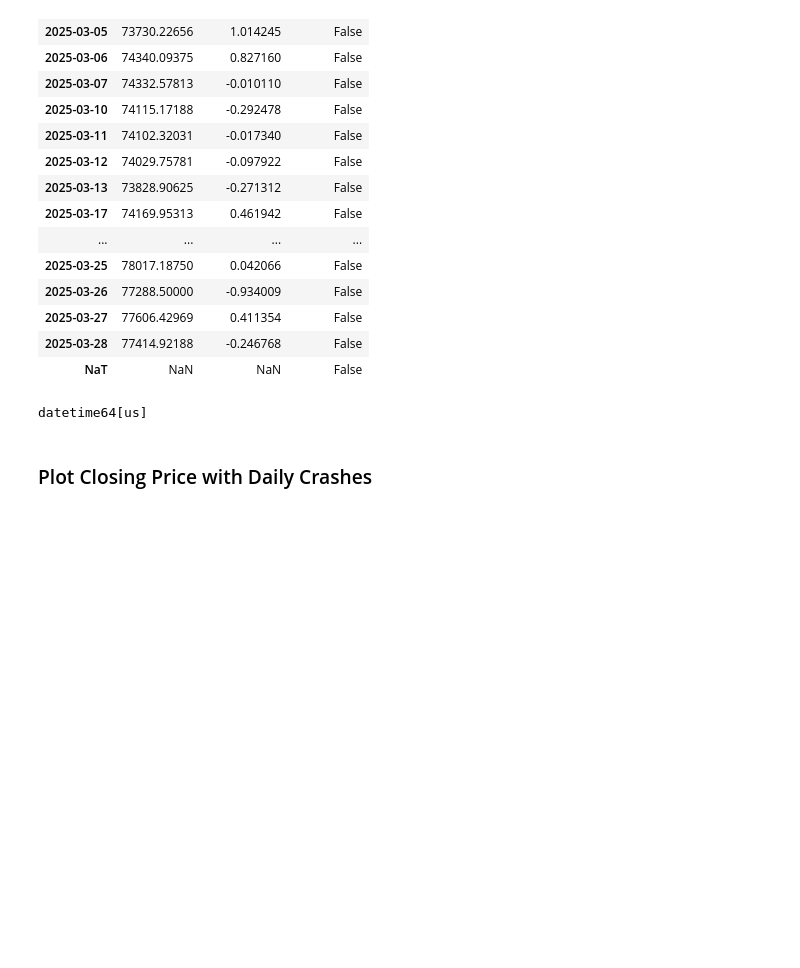
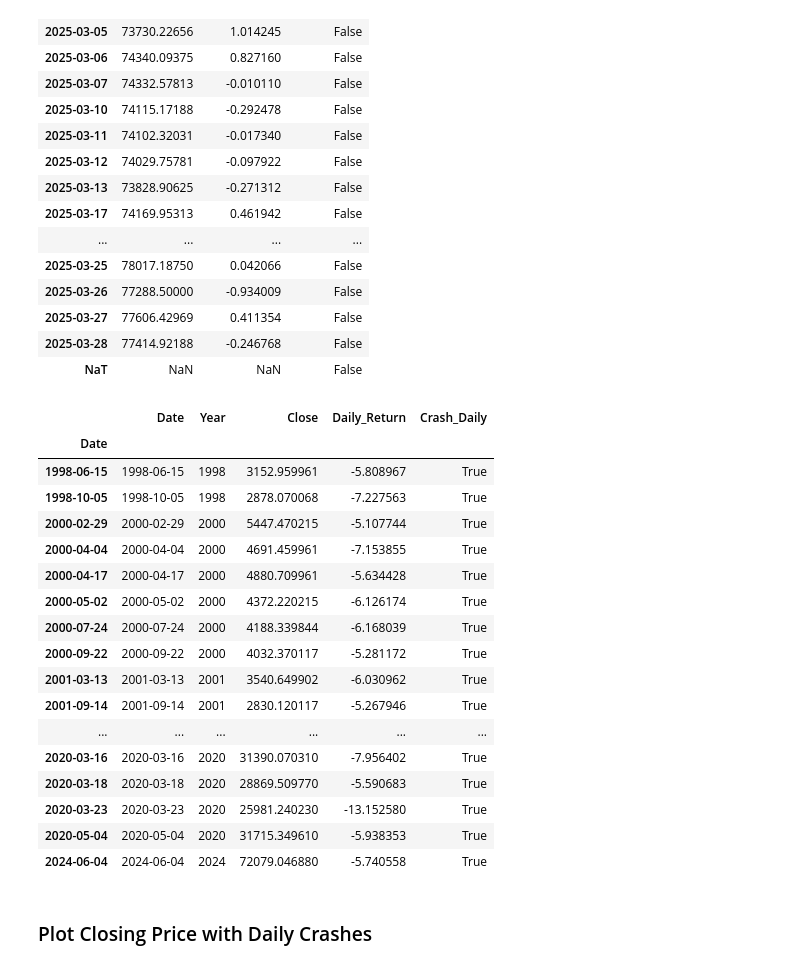
Before and after one commit to AdnanTaj01/real-world-data-analytics, a Jupyter notebook: Stock_market_crash_analysis/Stock_market_crash_analysis.ipynb, the cells around one changed output. Cells and saved outputs as stored; diff of their text form; code cells hidden in the pictures; blank space fills up the shorter version.

```diff
--- a/Stock_market_crash_analysis/Stock_market_crash_analysis.ipynb
+++ b/Stock_market_crash_analysis/Stock_market_crash_analysis.ipynb
@@ -88,10 +88,39 @@ df[['Close', 'Daily_Return', 'Crash_Daily']].tail(20)
 | 2025-03-27 | 77606.42969 | 0.411354 | False |
 | 2025-03-28 | 77414.92188 | -0.246768 | False |
 | NaT | NaN | NaN | False |
-# %%
-print(df.index.dtype)
-# %% [output]
-datetime64[us]
+# %%
+CRASH_THRESHOLD_DAILY = -5
+
+# Crash column already hai
+df['Crash_Daily'] = df['Daily_Return'] <= CRASH_THRESHOLD_DAILY
+
+# Sirf crash days nikal lo
+crash_days = df[df['Crash_Daily'] == True]
+# %%
+crash_days = crash_days.copy()
+crash_days['Year'] = crash_days.index.year
+crash_days['Date'] = crash_days.index.date  # optional, just date
+# %%
+crash_days[['Date', 'Year', 'Close', 'Daily_Return', 'Crash_Daily']]
+# %% [output]
+|  | Date | Year | Close | Daily_Return | Crash_Daily |
+| Date |  |  |  |  |  |
+| 1998-06-15 | 1998-06-15 | 1998 | 3152.959961 | -5.808967 | True |
+| 1998-10-05 | 1998-10-05 | 1998 | 2878.070068 | -7.227563 | True |
+| 2000-02-29 | 2000-02-29 | 2000 | 5447.470215 | -5.107744 | True |
+| 2000-04-04 | 2000-04-04 | 2000 | 4691.459961 | -7.153855 | True |
+| 2000-04-17 | 2000-04-17 | 2000 | 4880.709961 | -5.634428 | True |
+| 2000-05-02 | 2000-05-02 | 2000 | 4372.220215 | -6.126174 | True |
+| 2000-07-24 | 2000-07-24 | 2000 | 4188.339844 | -6.168039 | True |
+| 2000-09-22 | 2000-09-22 | 2000 | 4032.370117 | -5.281172 | True |
+| 2001-03-13 | 2001-03-13 | 2001 | 3540.649902 | -6.030962 | True |
+| 2001-09-14 | 2001-09-14 | 2001 | 2830.120117 | -5.267946 | True |
+| ... | ... | ... | ... | ... | ... |
+| 2020-03-16 | 2020-03-16 | 2020 | 31390.070310 | -7.956402 | True |
+| 2020-03-18 | 2020-03-18 | 2020 | 28869.509770 | -5.590683 | True |
+| 2020-03-23 | 2020-03-23 | 2020 | 25981.240230 | -13.152580 | True |
+| 2020-05-04 | 2020-05-04 | 2020 | 31715.349610 | -5.938353 | True |
+| 2024-06-04 | 2024-06-04 | 2024 | 72079.046880 | -5.740558 | True |
 # %% [markdown]
 ### Plot Closing Price with Daily Crashes
 # %%
```
Also changed, not shown: parts of 23 cells of this notebook.
